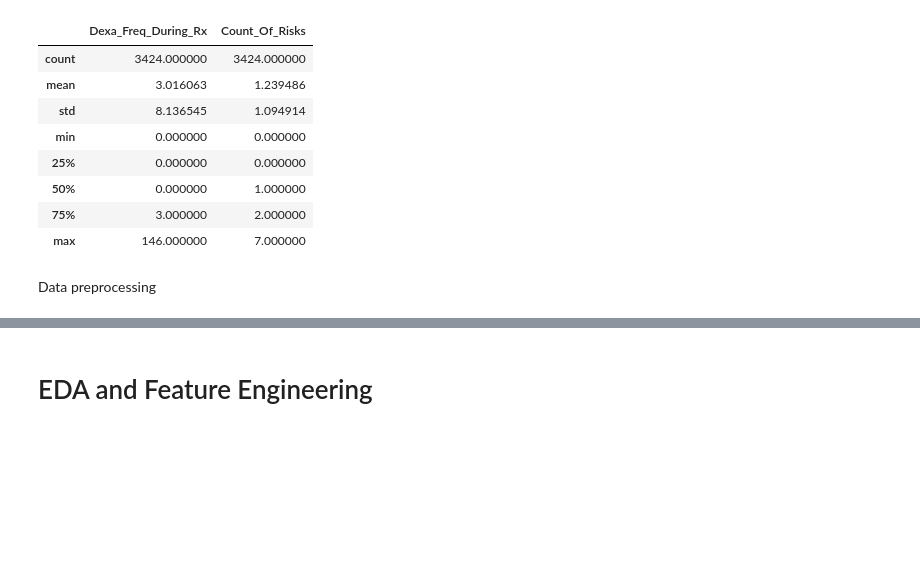
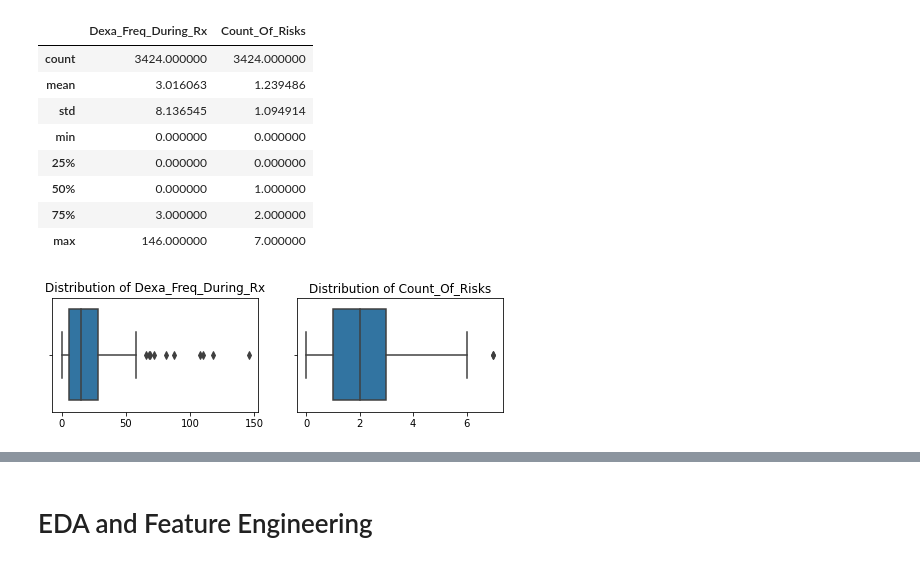
Before and after one commit to Mariamali2001/Data_Glacier_virtual_internship, a Jupyter notebook: Week08/Project_code.ipynb, the cells around one changed output, grey strips where cells are left out. Cells and saved outputs as stored; diff of their text form; code cells hidden in the pictures; blank space fills up the shorter version.

```diff
--- a/Week08/Project_code.ipynb
+++ b/Week08/Project_code.ipynb
@@ -155,5 +157,16 @@ data_H.describe()
 | 50% | 0.000000 | 1.000000 |
 | 75% | 3.000000 | 2.000000 |
 | max | 146.000000 | 7.000000 |
-# %% [markdown]
-Data preprocessing
+# %%
+df = data_H.select_dtypes([int, float])
+
+fig=plt.figure(figsize=(10,10))
+for i ,columns in enumerate (df,1):
+    ax= plt.subplot(5,3,i)
+    sns.boxplot(data= df , x=df[columns])
+    ax.set_xlabel(None)
+    ax.set_title(f'Distribution of {columns}')
+    plt.tight_layout(w_pad=3)
+plt.show()
+# %% [output]
+[figure, added]
```
Also changed, not shown: parts of 5 cells of this notebook.
